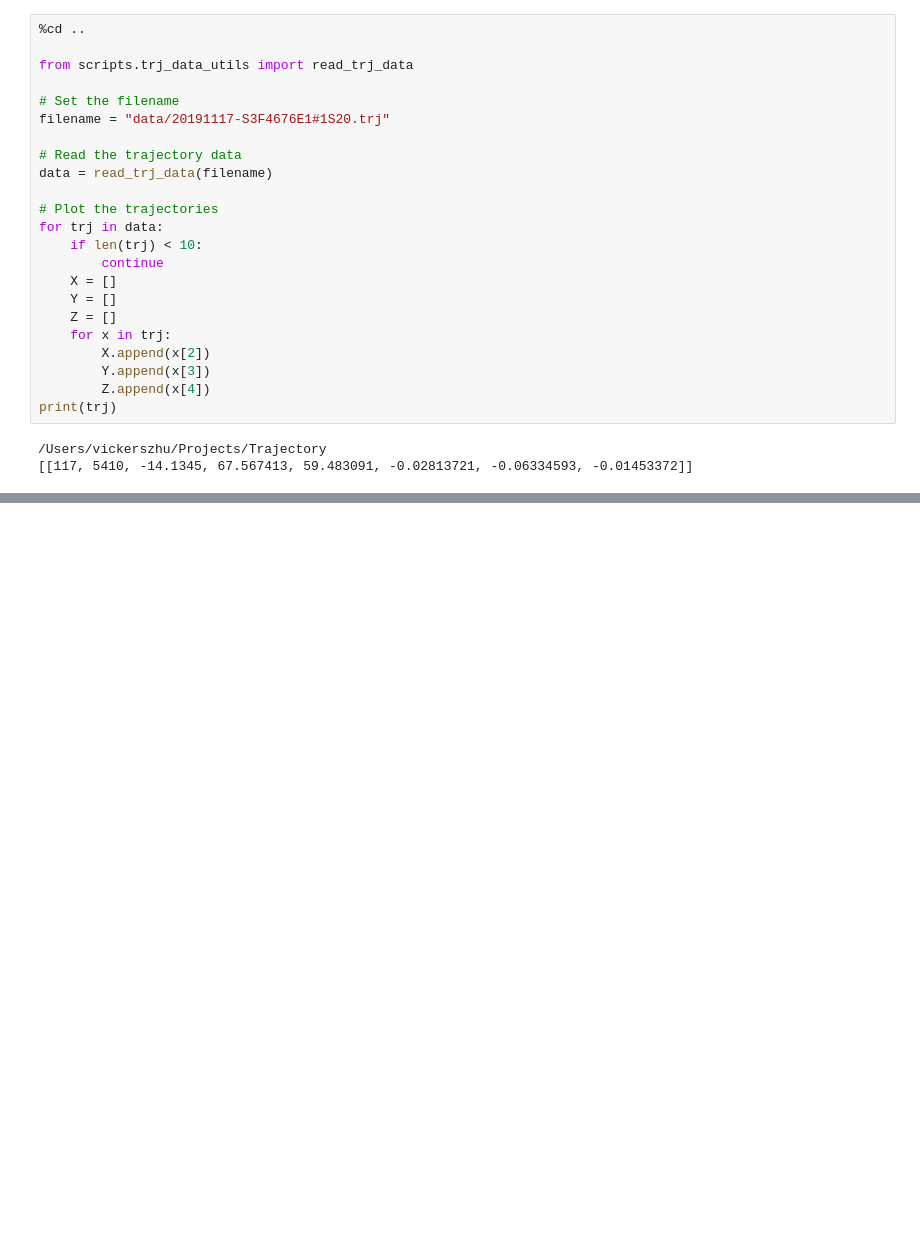
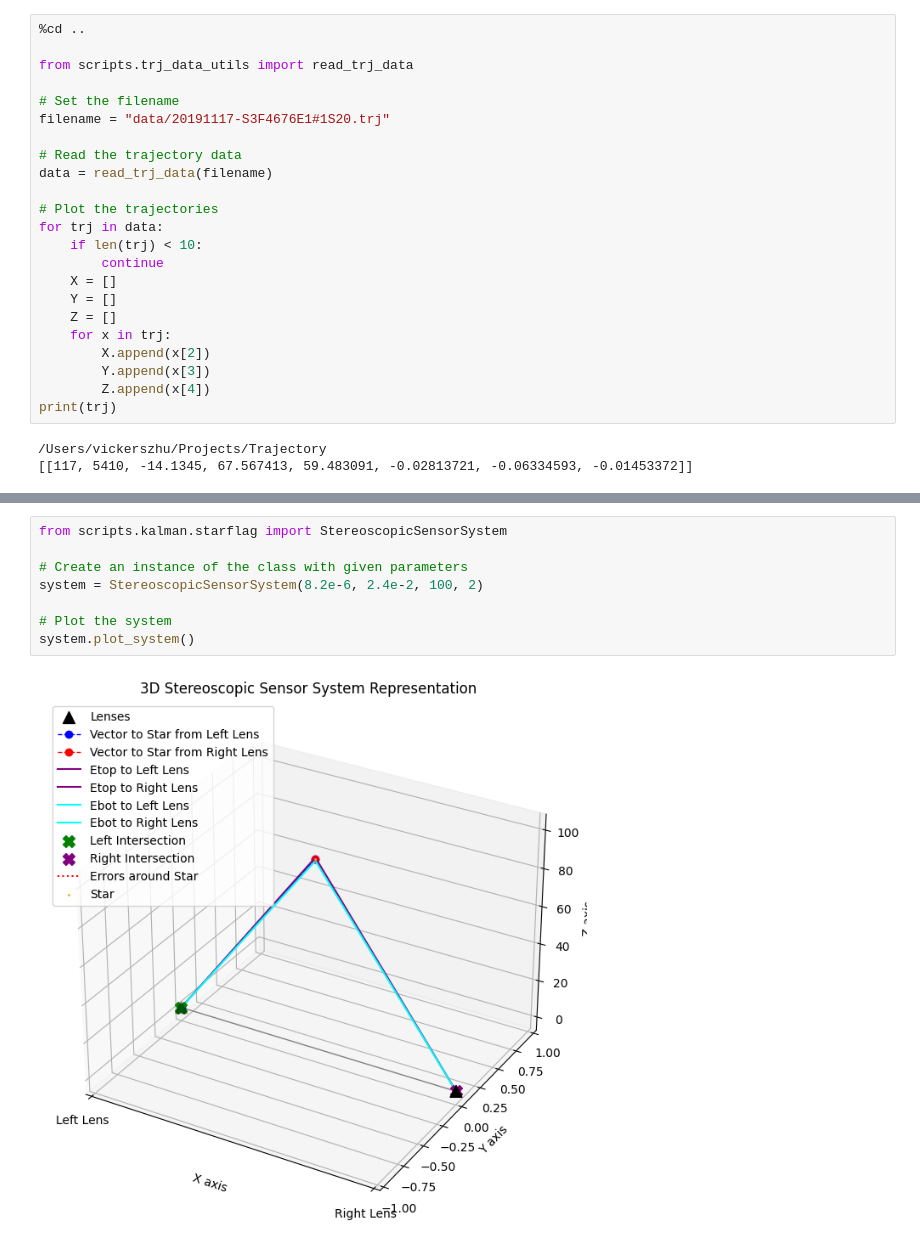
Before and after one commit to Vickers-Zhu/Trajectory, a Jupyter notebook: notebooks/kalman.ipynb, the cells around one changed output, grey strips where cells are left out. Cells and saved outputs as stored; diff of their text form; blank space fills up the shorter version.

```diff
--- a/notebooks/kalman.ipynb
+++ b/notebooks/kalman.ipynb
@@ -111,0 +112,10 @@ TypeError: 'Text' object is not callable
+# %%
+from scripts.kalman.starflag import StereoscopicSensorSystem
+
+# Create an instance of the class with given parameters
+system = StereoscopicSensorSystem(8.2e-6, 2.4e-2, 100, 2)
+
+# Plot the system
+system.plot_system()
+# %% [output]
+[figure, added]
```
Also changed, not shown: parts of 2 cells of this notebook, 5 other files.
